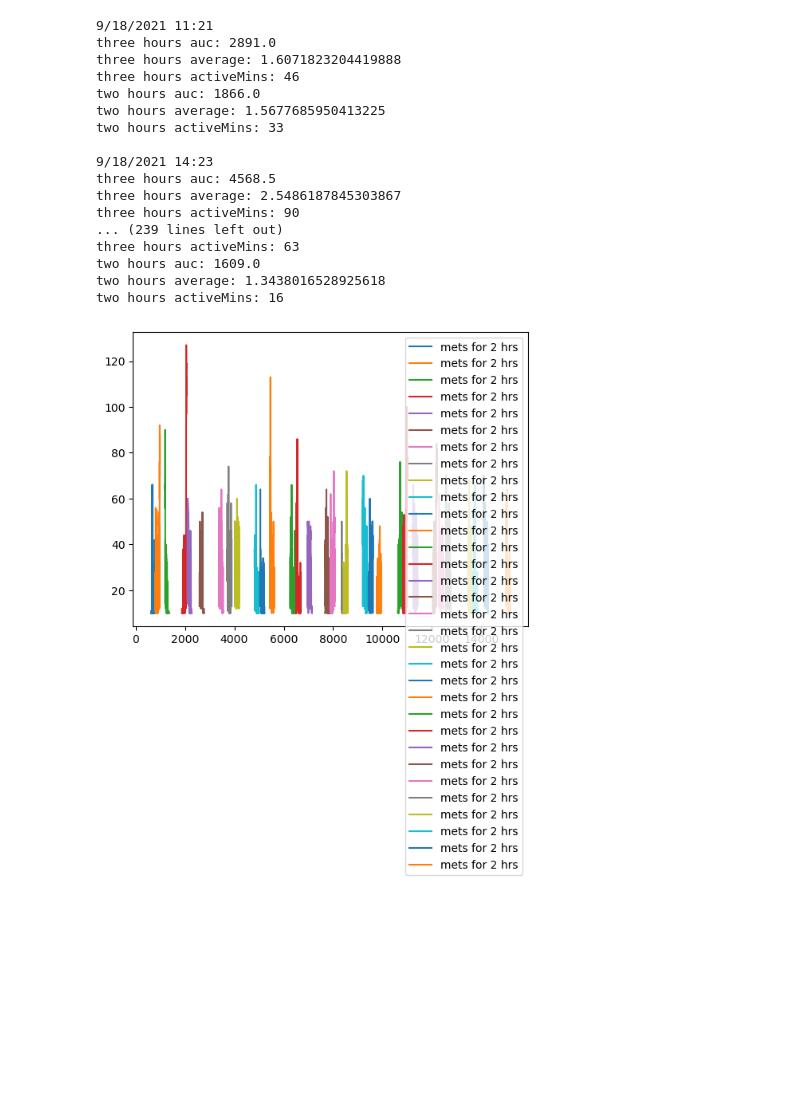
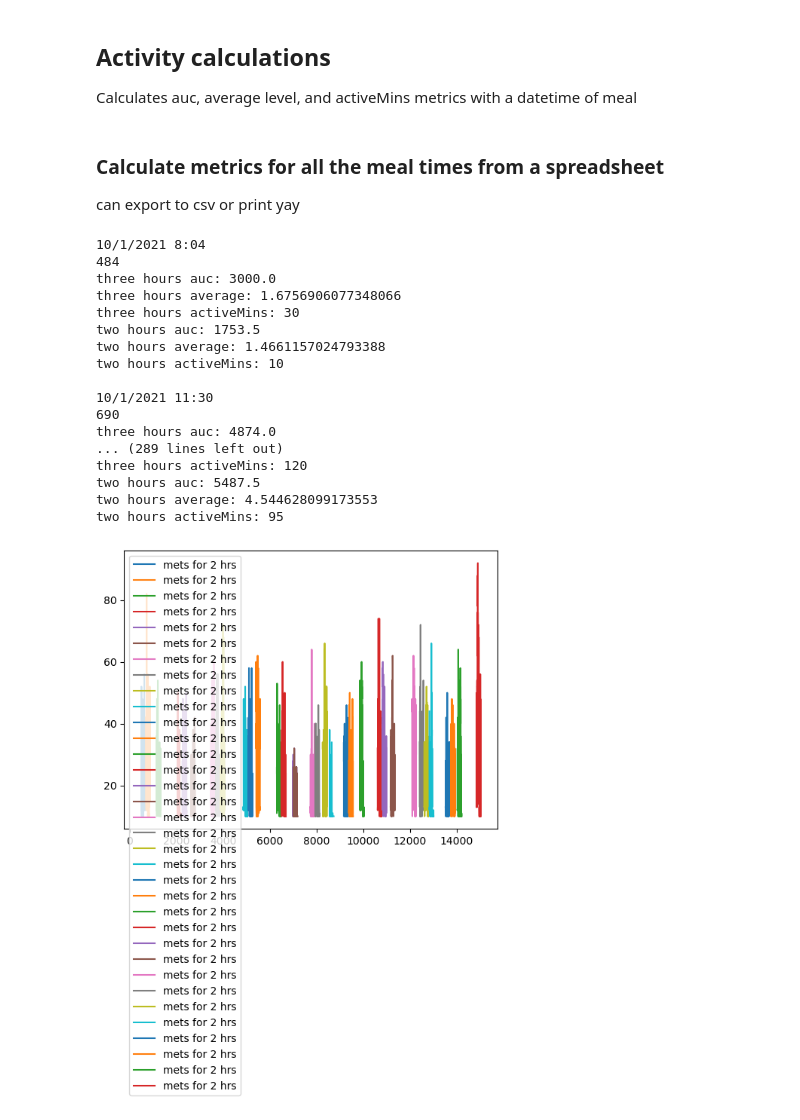
Before and after one commit to namilarahmani/stmi-lab-namila, a Jupyter notebook: activity_calculations.ipynb, the cells around one changed output. Drawn from its saved outputs; the diff is of its cells as text; code cells hidden in the pictures; blank space fills up the shorter version.

Commit message:
updated calculation code

```diff
--- a/activity_calculations.ipynb
+++ b/activity_calculations.ipynb
@@ -1,3 +1,6 @@
+# %% [markdown]
+## Activity calculations
+Calculates auc, average level, and activeMins metrics with a datetime of meal
 # %%
 import numpy as np
 import pandas as pd
@@ -7,7 +10,7 @@ import matplotlib.dates as mdates
 from datetime import datetime
 # %%
 #auc for METs
-datafile = pd.read_csv("C:\\Users\\namil\\Downloads\\CaM01-001_Fitbit.csv")
+datafile = pd.read_csv("C:\\Users\\namil\\Downloads\\CaM01-004_Fitbit.csv")
 time = datafile['mins'].to_numpy()
 mets = datafile['METs'].to_numpy()
 datafile['Date_Time'] = pd.to_datetime(datafile['Date_Time'])
@@ -17,7 +20,17 @@ mets = mets[~np.isnan(mets)]
 
 tuples = zip(time,mets)
 arr = np.asarray(list(tuples))
+# %% [markdown]
+### Calculate metrics for all the meal times from a spreadsheet
+can export to csv or print yay
 # %%
+auc2 = []
+auc3 = []
+activeMin2 = []
+activeMin3 = []
+avg2 = []
+avg3 = []
+
 def activityMetrics(timestring):
     #find start time
     #timestring = '9/18/2021 11:21:00 AM'
@@ -26,55 +39,64 @@ def activityMetrics(timestring):
     theday = datafile[datafile['Date_Time'].dt.date == target_time.date()]
     starttime = theday.iloc[0]['Date_Time']
     minutes = int((target_time - starttime).total_seconds() / 60 + theday.iloc[0]['mins'])
+    print(minutes)
 
-    timeframe = 120
+    timeframe = 180
     #filter to time interval
     filtered = arr[arr[:,0] <= minutes + timeframe]
-    filtered = filtered[filtered[:,0] >= minutes - 60]
+    filtered = filtered[filtered[:,0] >= minutes]
     plt.plot(filtered[:,0], filtered[:,1], label = "mets for 2 hrs")
     plt.legend()
 
     #calculate iauc for that time interval
     activity = filtered[:,1]
     area = auc(filtered[:,0], activity)
+
+    auc3.append(area)
+    avg3.append(np.average(activity)/10)
+    activeMin3.append(len(activity[activity > 20]))
     print("three hours auc:", area)
     print("three hours average:", np.average(activity)/10)
     print("three hours activeMins:", len(activity[activity > 20]))
 #     threehr.append(len(activity[activity > 20]))
 
-    filtered = filtered[filtered[:,0] >= minutes]
+    filtered = filtered[filtered[:,0] <= minutes + 120]
     activity = filtered[:,1]
     area = auc(filtered[:,0], activity)
     print("two hours auc:", area)
     print("two hours average:", np.average(activity)/10)
     print("two hours activeMins:", len(activity[activity > 20]))
+    auc2.append(area)
+    avg2.append(np.average(activity)/10)
+    activeMin2.append(len(activity[activity > 20]))
 #     twohr.append(len(activity[activity > 20]))
 # %%
-mldata = pd.read_csv("C:\\Users\\namil\\Downloads\\inputdata2.csv").dropna()
+mldata = pd.read_csv("C:\\Users\\namil\\Downloads\\004.csv").dropna()
 mldata['Meal Time'] = mldata['Meal Time'].to_numpy()
 # twohr = []
 # threehr = []
 for i in mldata['Meal Time']:
     print('\n' + i)
     activityMetrics(str(i))
-# df = pd.DataFrame({'three hours': threehr, 'two hours': twohr})
-# df.to_csv('activity metrics')
+df = pd.DataFrame({'three hr auc': auc3, 'two hr auc': auc2, 'three hr activeMin': activeMin3,
+                  'two hr activeMin': activeMin2, 'three hr avg': avg3, 'two hr avg': avg2})
+df.to_csv('activity metrics')
 # %% [output]
-9/18/2021 11:21
-three hours auc: 2891.0
-three hours average: 1.6071823204419888
-three hours activeMins: 46
-two hours auc: 1866.0
-two hours average: 1.5677685950413225
-two hours activeMins: 33
+10/1/2021 8:04
+484
+three hours auc: 3000.0
+three hours average: 1.6756906077348066
+three hours activeMins: 30
+two hours auc: 1753.5
+two hours average: 1.4661157024793388
+two hours activeMins: 10
 
-9/18/2021 14:23
-three hours auc: 4568.5
-three hours average: 2.5486187845303867
-three hours activeMins: 90
-... (239 lines left out)
-three hours activeMins: 63
-two hours auc: 1609.0
-two hours average: 1.3438016528925618
-two hours activeMins: 16
+10/1/2021 11:30
+690
+three hours auc: 4874.0
+... (289 lines left out)
+three hours activeMins: 120
+two hours auc: 5487.5
+two hours average: 4.544628099173553
+two hours activeMins: 95
-[figure, old version]
+[figure, new version]
```
Also changed, not shown: 1 other file.
